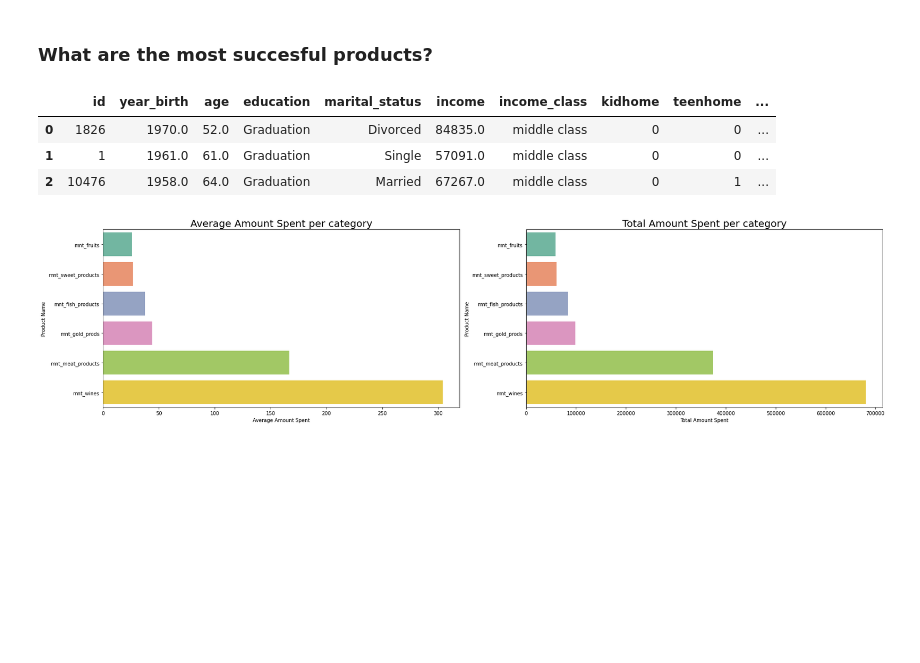
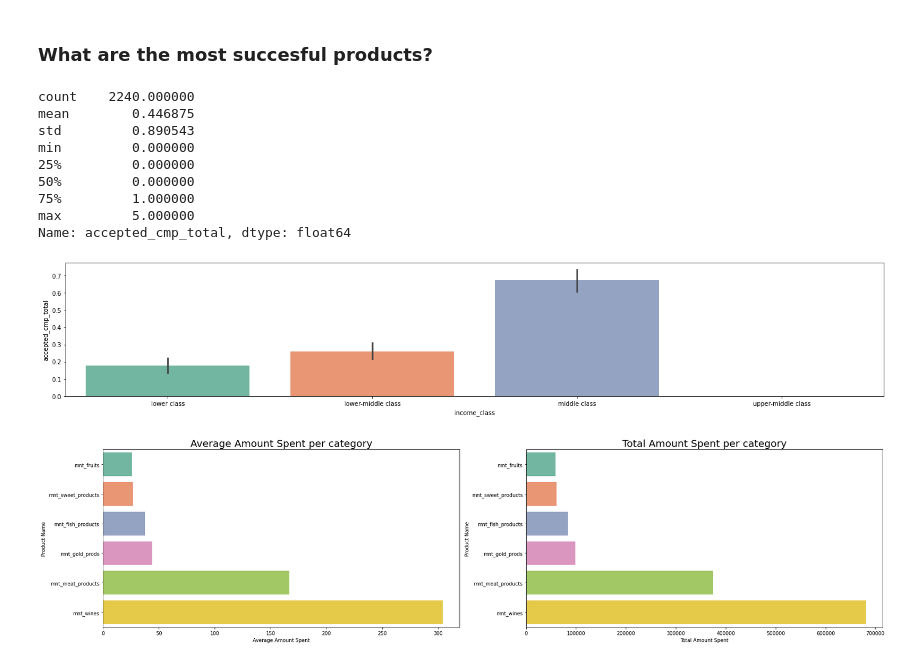
Before and after one commit to mr-emreerturk/Marketing-Analytics_EDA, a Jupyter notebook: notebook_eda.ipynb, the cells around one changed output. Cells and saved outputs as stored; diff of their text form; code cells hidden in the pictures; blank space fills up the shorter version.

```diff
--- a/notebook_eda.ipynb
+++ b/notebook_eda.ipynb
@@ -554,12 +563,21 @@ The graphic above shows that the most recent campaign `response` is the most suc
 # %% [markdown]
 ### What are the most succesful products?
-# %%
-df.head(3)
-# %% [output]
-|  | id | year_birth | age | education | marital_status | income | income_class | kidhome | teenhome | ... |
-| 0 | 1826 | 1970.0 | 52.0 | Graduation | Divorced | 84835.0 | middle class | 0 | 0 | ... |
-| 1 | 1 | 1961.0 | 61.0 | Graduation | Single | 57091.0 | middle class | 0 | 0 | ... |
-| 2 | 10476 | 1958.0 | 64.0 | Graduation | Married | 67267.0 | middle class | 0 | 1 | ... |
+# %%
+plt.figure(figsize=(24,4))
+sns.barplot(data=df, x="income_class",y="accepted_cmp_total", order=['lower class', 'lower-middle class', 'middle class', 'upper-middle class'])
+
+df.accepted_cmp_total.describe()
+# %% [output]
+count    2240.000000
+mean        0.446875
+std         0.890543
+min         0.000000
+25%         0.000000
+50%         0.000000
+75%         1.000000
+max         5.000000
+Name: accepted_cmp_total, dtype: float64
+[figure, added]
 # %%
 # Create list with all campaigns
 mask = ['mnt_wines', 'mnt_fruits', 'mnt_meat_products', 'mnt_fish_products','mnt_sweet_products', 'mnt_gold_prods']
```
Also changed, not shown: parts of 7 cells of this notebook.
